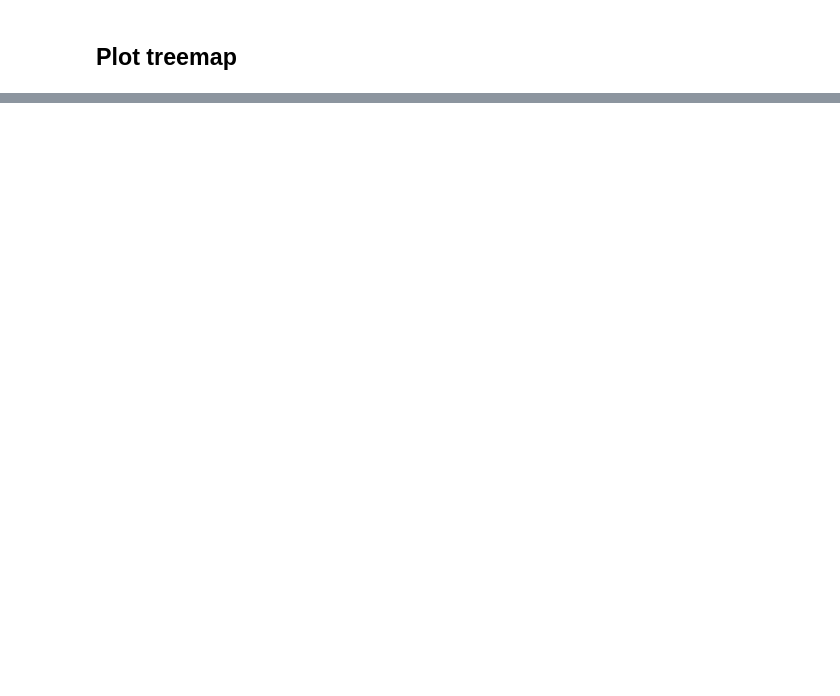
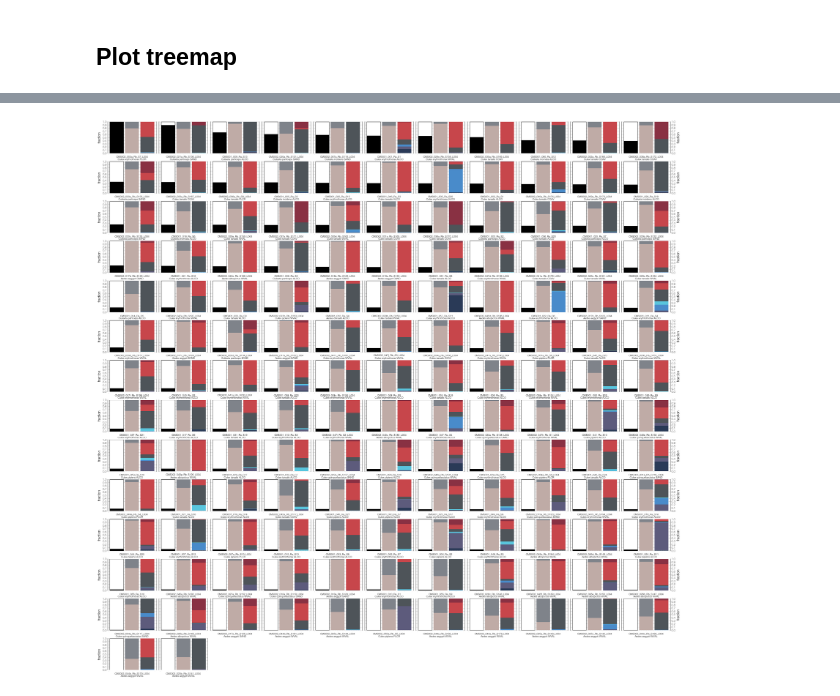
Before and after one commit to czbiohub-sf/california-mosquito-study, a Jupyter notebook: scripts/read_accounting.ipynb, the cells around one changed output, grey strips where cells are left out. Cells and saved outputs as stored; diff of their text form; code cells hidden in the pictures; blank space fills up the shorter version.

```diff
--- a/scripts/read_accounting.ipynb
+++ b/scripts/read_accounting.ipynb
@@ -348,0 +776,81 @@ plt.show()
+# %%
+sorted_samples=sorted(grand_tree,key=lambda k: -grand_tree[k]['read_count'])#[:10]
+
+sample_reads=lambda k: sum([contig_classification[k][c]['read_count'] for c in contig_classification[k]]) if k in contig_classification else 0.0
+sorted_samples=list(filter(lambda k: 'water' not in k.lower() and sample_reads(k)>0,sorted_samples))#[:15]
+
+read_areas=[grand_tree[sample]['read_count'] for sample in sorted_samples]
+
+species=lambda sample: '%s %s'%(metadata[sample]['ska_genus'],metadata[sample]['ska_species'])
+sample_loc=lambda sample: metadata[sample]['collected_by']
+
+
+ncols=11
+# ncols=5
+
+fig = plt.figure(figsize=(40,40),facecolor='w') ## new figure
+
+gs = gridspec.GridSpec(len(sorted_samples)//ncols+1,ncols,wspace=0.05,hspace=0.25) ## using gridspec
+print(len(sorted_samples))
+
+M=max(read_areas)
+
+contig_categories=['Ambiguous','Bacteria','Archaea','Eukaryota','Metazoa','dark contigs','Viruses','Viral via co-occurrence']
+
+for i in range(len(sorted_samples)//ncols+1):
+    for j in range(ncols):
+        idx=i*ncols+j
+
+        if idx<len(sorted_samples):
+            ax=plt.subplot(gs[i,j],facecolor='w') ## new canvas
+
+            sample=sorted_samples[idx]
+            sample_tree=grand_tree[sample]
+            sample_total=grand_tree[sample]['read_count']
+
+            xlabels=[]
+            reads,_=extract_nested_reads(sample_tree)
+
+            for g,group in enumerate(contig_categories):
+                if 'children' in reads[group]:
+                    for ch in reads[group]['children']:
+                        reads[group]['read_count']-=reads[ch]['read_count']
+
+            cy=reads['contigs']['read_count']/sample_total
+            uy=reads['unassembled']['read_count']/sample_total
+
+            w=0.9
+            ax.bar(0,sample_total/M,width=w,facecolor='k',edgecolor='k',zorder=100)
+            ax.bar(0,(1-sample_total/M),width=w,bottom=sample_total/M,facecolor='w',edgecolor='k',zorder=100)
+
+            ax.bar(1,cy,width=w,facecolor=reads['contigs']['colour'],zorder=100)
+            ax.bar(1,uy,width=w,bottom=cy,facecolor=reads['unassembled']['colour'],zorder=100)
+
+            contig_total=(sample_total-reads['unassembled']['read_count'])
+
+            for g,group in enumerate(contig_categories):
+                y=reads[group]['read_count']/contig_total
+                bottom=sum([reads[cc]['read_count'] for cc in contig_categories[:g]])/contig_total
+                fc=reads[group]['colour']
+                ax.bar(2,y,bottom=bottom,width=w,facecolor=fc,zorder=100)
+
+
+            ax.set_xlabel('%s\n%s %s'%(sample,species(sample),sample_loc(sample)),size=10)
+            ax.yaxis.set_major_locator(mpl.ticker.MultipleLocator(0.1))
+            if j==0 or j==ncols-1:
+                if j==ncols-1:
+                    ax.yaxis.set_label_position('right')
+                    ax.yaxis.tick_right()
+
+                ax.set_ylabel('fraction',size=14)
+                ax.tick_params(axis='y',size=0,labelsize=12)
+            else:
+                ax.tick_params(axis='y',size=0,labelsize=0)
+
+            ax.grid(axis='y',ls='--',zorder=0)
+            [ax.spines[loc].set_visible(False) for loc in ax.spines if loc not in ['left','right']]
+            ax.tick_params(axis='x',size=0,labelsize=0)
+            ax.set_ylim(-0.005,1.005)
+
+plt.show()
+# %% [output]
@@ -348,0 +858 @@ plt.show()
+[figure, added]
```
Also changed, not shown: parts of 17 cells of this notebook, 3 other files.
